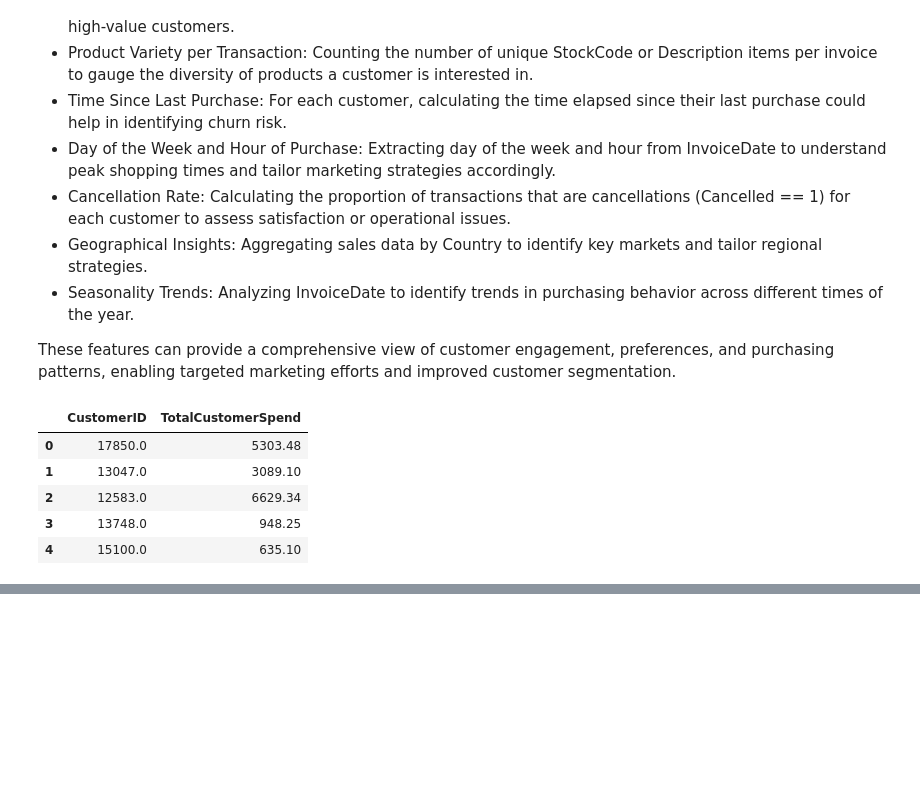
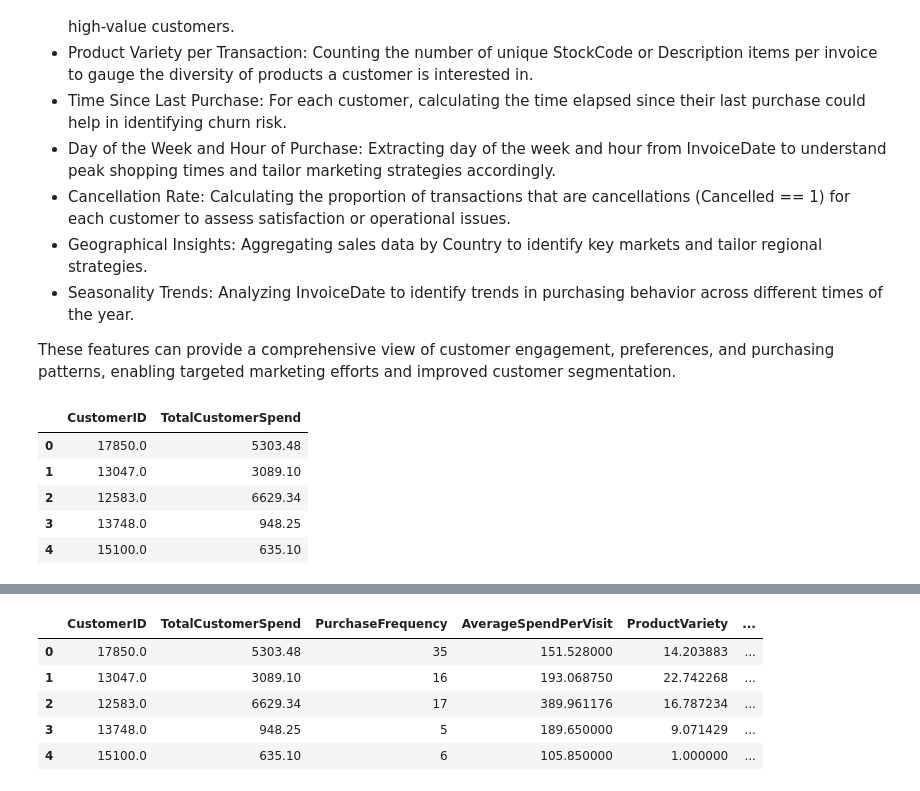
Before and after one commit to fabrizi0rigodanz0/Customer_Churn_Prediction_ML, a Jupyter notebook: notebook/notebook.ipynb, the cells around one changed output, grey strips where cells are left out. Cells and saved outputs as stored; diff of their text form; code cells hidden in the pictures; blank space fills up the shorter version.

```diff
--- a/notebook/notebook.ipynb
+++ b/notebook/notebook.ipynb
@@ -691,0 +801,23 @@ customer_df.head()
+# %%
+#8 - Number of cancellations and cancellation rate
+#Count the Number of Cancellations per Customer
+cancellations_per_customer = df[df['Cancelled'] == 1].groupby('CustomerID').size().reset_index(name='NumCancellations')
+
+# 9 Count the Total Number of Transactions per Customer
+total_transactions_per_customer = df.groupby('CustomerID').size().reset_index(name='TotalTransactions')
+
+#Merge these counts back to customer_df
+customer_df = customer_df.merge(cancellations_per_customer, on='CustomerID', how='left').fillna(0)
+customer_df = customer_df.merge(total_transactions_per_customer, on='CustomerID', how='left')
+
+# 10 Determine the Cancellation Rate
+customer_df['CancellationRate'] = customer_df['NumCancellations'] / customer_df['TotalTransactions']
+
+customer_df.head()
+# %% [output]
+|  | CustomerID | TotalCustomerSpend | PurchaseFrequency | AverageSpendPerVisit | ProductVariety | ... |
+| 0 | 17850.0 | 5303.48 | 35 | 151.528000 | 14.203883 | ... |
+| 1 | 13047.0 | 3089.10 | 16 | 193.068750 | 22.742268 | ... |
+| 2 | 12583.0 | 6629.34 | 17 | 389.961176 | 16.787234 | ... |
+| 3 | 13748.0 | 948.25 | 5 | 189.650000 | 9.071429 | ... |
+| 4 | 15100.0 | 635.10 | 6 | 105.850000 | 1.000000 | ... |
```
Also changed, not shown: parts of 29 cells of this notebook.
